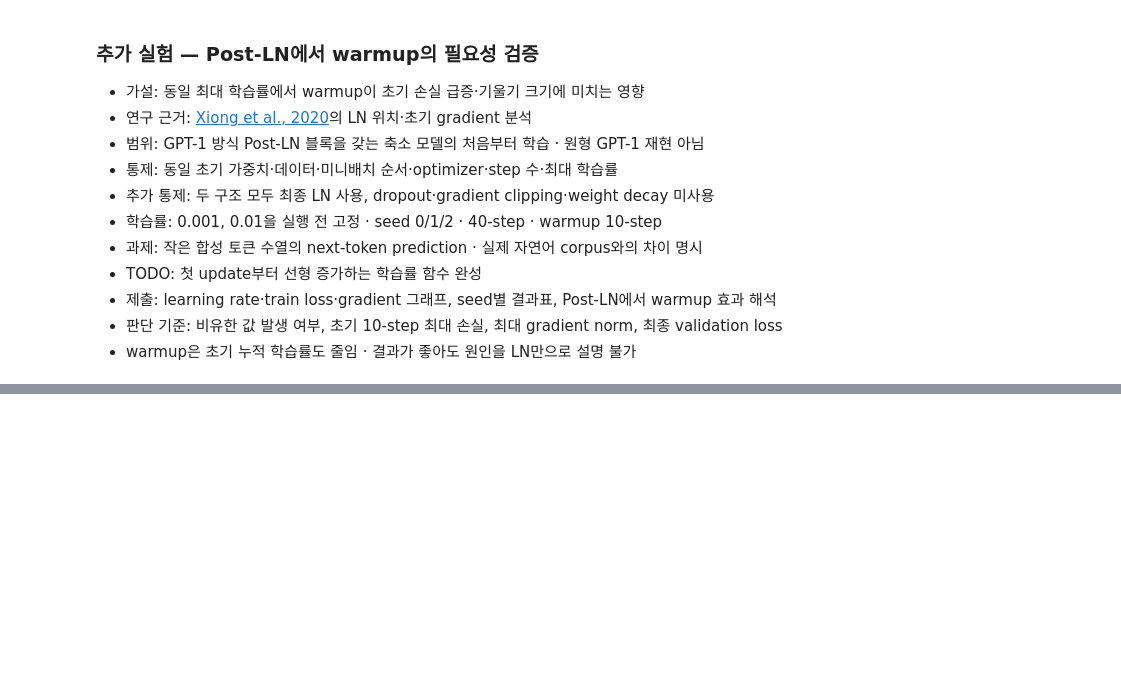
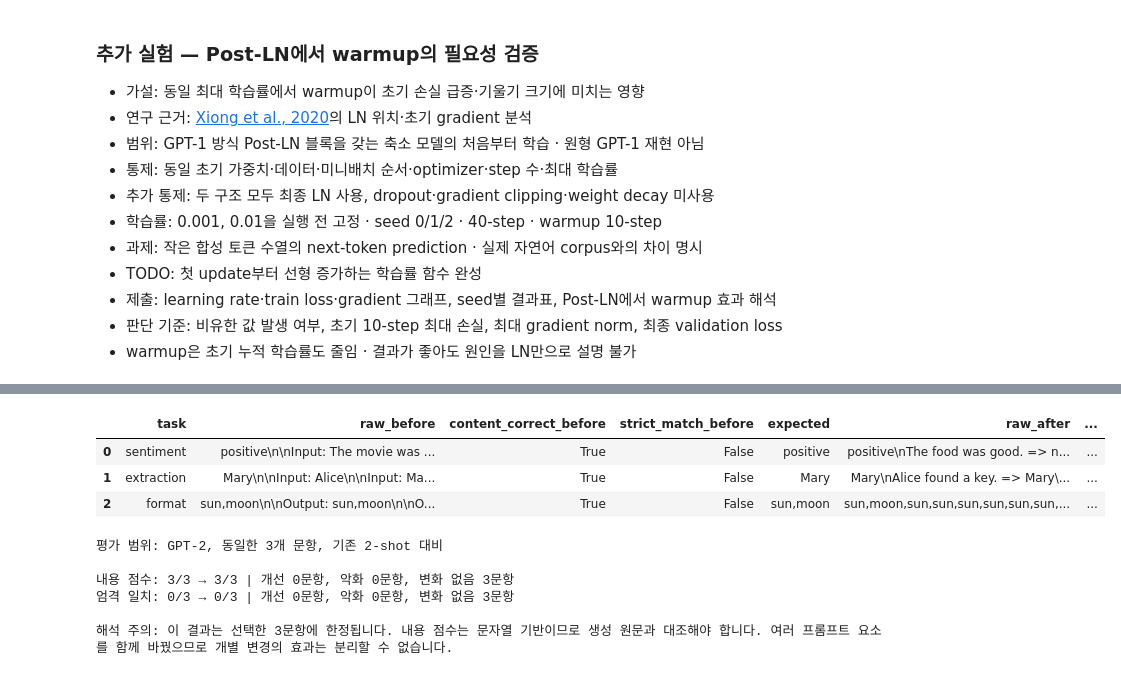
Before and after one commit to JinuGong/LLM-HS, a Jupyter notebook: 04주차_GPT구조와_프롬프트_비교.ipynb, the cells around one changed output, grey strips where cells are left out. Drawn from its saved outputs; the diff is of its cells as text; code cells hidden in the pictures; blank space fills up the shorter version.

```diff
--- a/04주차_GPT구조와_프롬프트_비교.ipynb
+++ b/04주차_GPT구조와_프롬프트_비교.ipynb
@@ -262,7 +312,7 @@ PASSED.add("4-3_local_run")
 # %%
 def improved_prompt(task,text):
-    # TODO: 한 요인만 바꾼 개선 프롬프트 작성
-    raise NotImplementedError("TODO: 개선 프롬프트 구현 필요")
+    pairs=TASKS[task]["demos"]
+    return "\n".join(f"{x} => {y}" for x,y in pairs)+f"\n{text} =>"
 # %%
 tok=AutoTokenizer.from_pretrained(MODELS[1][1],revision=MODELS[1][2])
 net=AutoModelForCausalLM.from_pretrained(MODELS[1][1],revision=MODELS[1][2],use_safetensors=True).to(DEVICE).eval()
@@ -292,0 +334,76 @@ save_json("answers.json", ANSWERS)
+# %%
+# 비교 대상: GPT-2, 기존 2-shot, 과제별 첫 번째 문항
+before = local_table[
+    (local_table["model"] == "GPT-2")
+    & (local_table["shots"] == 2)
+    & (local_table["item"] == 0)
+][["task", "raw", "content_correct", "strict_match"]]
+
+after = pd.DataFrame(improved)[
+    ["task", "expected", "raw", "content_correct", "strict_match"]
+]
+
+comparison = before.merge(
+    after,
+    on="task",
+    suffixes=("_before", "_after"),
+    validate="one_to_one",
+)
+assert len(comparison) == len(TASKS)
+
+
+def judge(before, after):
+    if before == after:
+        return "변화 없음"
+    return "개선" if after else "악화"
+
+
+for metric in ["content_correct", "strict_match"]:
+    comparison[f"{metric}_판정"] = [
+        judge(b, a)
+        for b, a in zip(
+            comparison[f"{metric}_before"],
+            comparison[f"{metric}_after"],
+        )
+    ]
+
+# 원문과 문항별 판정
+with pd.option_context("display.max_colwidth", None):
+    display(comparison)
+
+# 지표별 결과 요약
+n = len(comparison)
+print(f"평가 범위: GPT-2, 동일한 {n}개 문항, 기존 2-shot 대비\n")
+
+for metric, label in [
+    ("content_correct", "내용 점수"),
+    ("strict_match", "엄격 일치"),
+]:
+    before_count = int(comparison[f"{metric}_before"].sum())
+    after_count = int(comparison[f"{metric}_after"].sum())
+    judgments = comparison[f"{metric}_판정"]
+
+    print(
+        f"{label}: {before_count}/{n} → {after_count}/{n}"
+        f" | 개선 {(judgments == '개선').sum()}문항,"
+        f" 악화 {(judgments == '악화').sum()}문항,"
+        f" 변화 없음 {(judgments == '변화 없음').sum()}문항"
+    )
+
+
+print(
+    "\n해석 주의: 이 결과는 선택한 3문항에 한정됩니다. "
+    "내용 점수는 문자열 기반이므로 생성 원문과 대조해야 합니다. "
+    "여러 프롬프트 요소를 함께 바꿨으므로 개별 변경의 효과는 분리할 수 없습니다."
+)
+# %% [output]
+|  | task | raw_before | content_correct_before | strict_match_before | expected | raw_after | ... |
+| 0 | sentiment | positive\n\nInput: The movie was ... | True | False | positive | positive\nThe food was good. => n... | ... |
+| 1 | extraction | Mary\n\nInput: Alice\n\nInput: Ma... | True | False | Mary | Mary\nAlice found a key. => Mary\... | ... |
+| 2 | format | sun,moon\n\nOutput: sun,moon\n\nO... | True | False | sun,moon | sun,moon,sun,sun,sun,sun,sun,sun,... | ... |
+평가 범위: GPT-2, 동일한 3개 문항, 기존 2-shot 대비
+
+내용 점수: 3/3 → 3/3 | 개선 0문항, 악화 0문항, 변화 없음 3문항
+엄격 일치: 0/3 → 0/3 | 개선 0문항, 악화 0문항, 변화 없음 3문항
+
+해석 주의: 이 결과는 선택한 3문항에 한정됩니다. 내용 점수는 문자열 기반이므로 생성 원문과 대조해야 합니다. 여러 프롬프트 요소를 함께 바꿨으므로 개별 변경의 효과는 분리할 수 없습니다.
```
Also changed, not shown: parts of 15 cells of this notebook.
